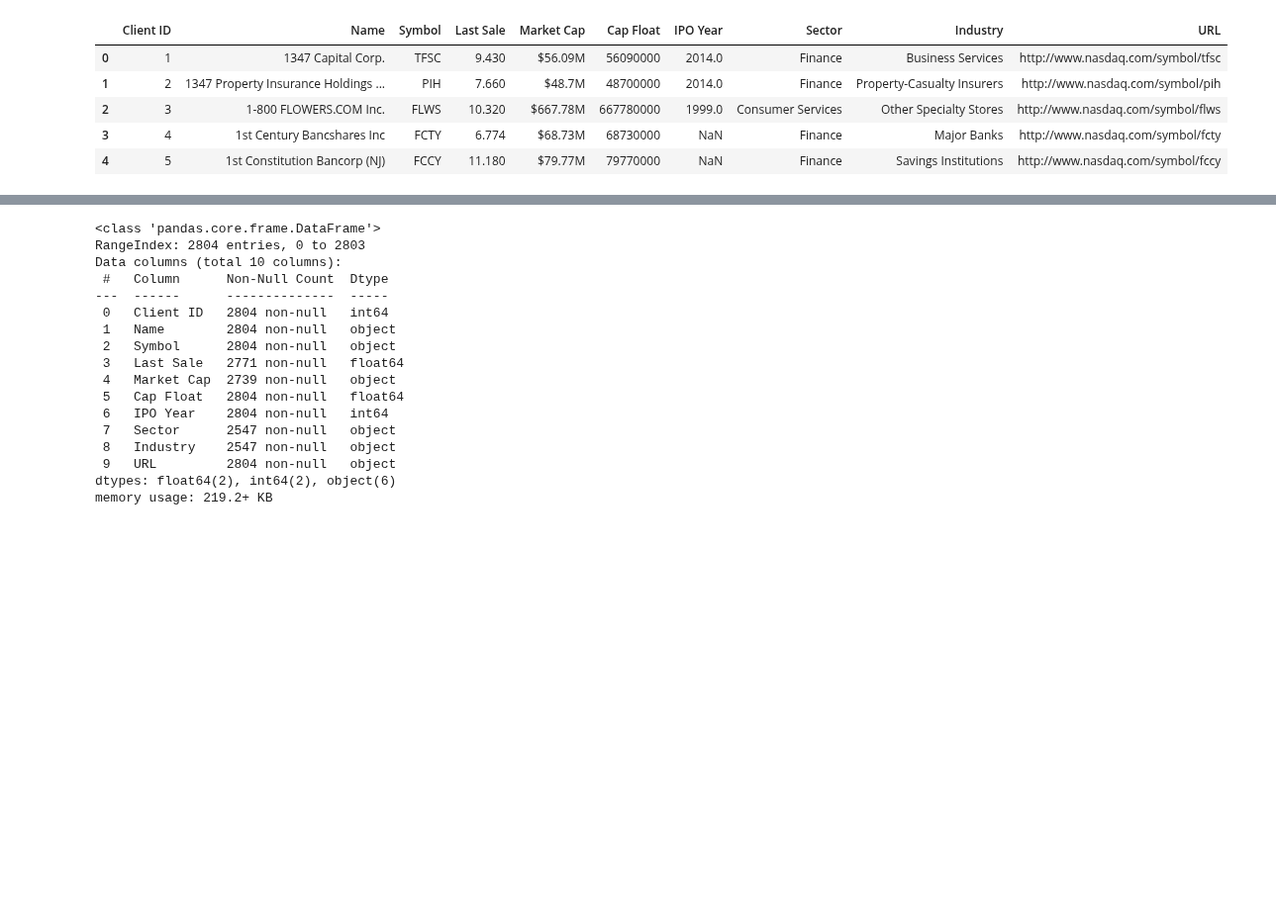
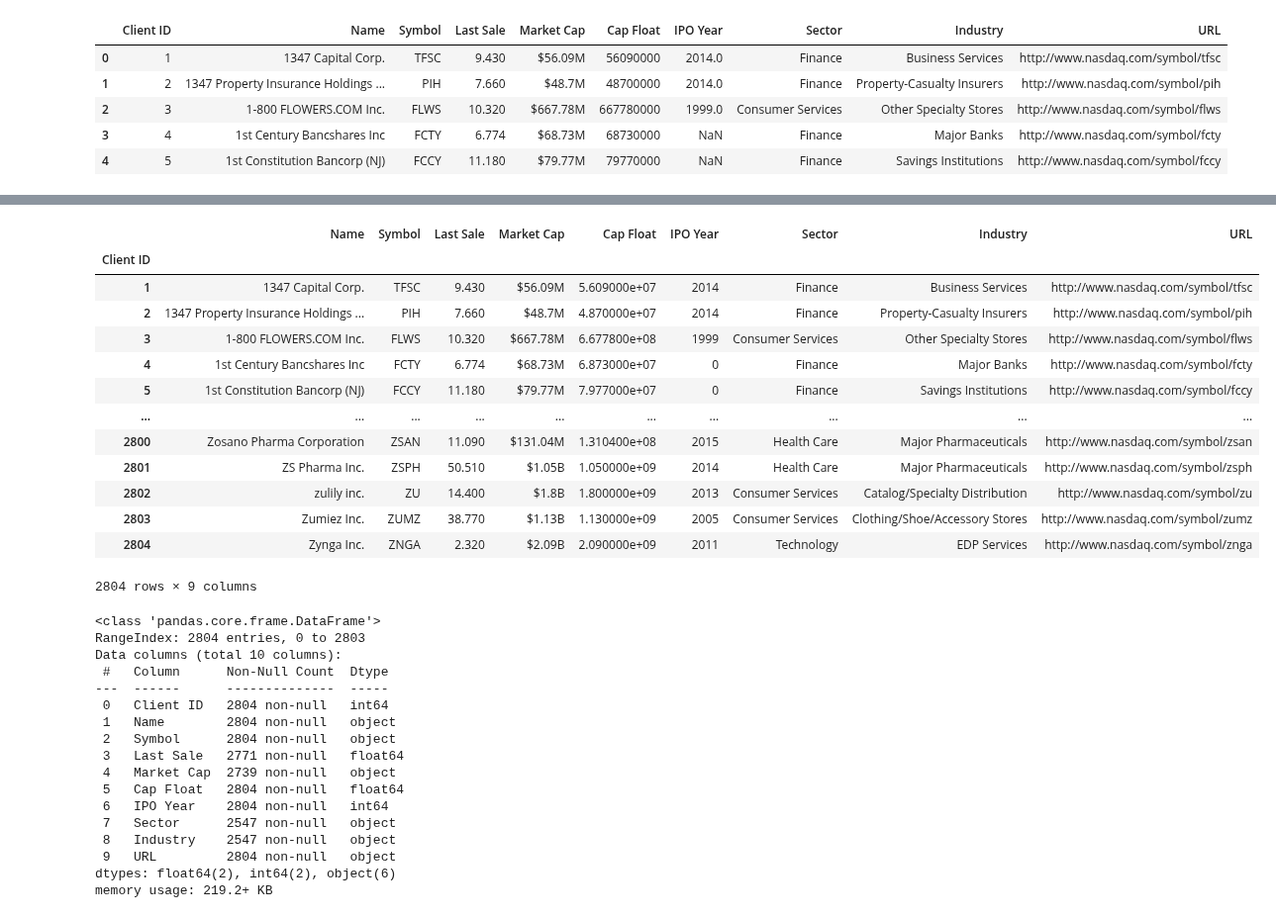
Before and after one commit to straylight77/data-sci-learning, a Jupyter notebook: dat202/assignment1.ipynb, the cells around one changed output, grey strips where cells are left out. Shown at 99% size. Saved outputs shown, nothing was run; the diff lists cells and outputs as text; code cells hidden in the pictures; blank space fills up the shorter version.

```diff
--- a/dat202/assignment1.ipynb
+++ b/dat202/assignment1.ipynb
@@ -65,6 +65,23 @@ df.fillna({"IPO Year": 0}, inplace=True)
 # %%
 # Convert the IPO year colum to a numeric type
 df["IPO Year"] = df["IPO Year"].astype(int)
+# %%
+df.set_index("Client ID")
+# %% [output]
+|  | Name | Symbol | Last Sale | Market Cap | Cap Float | IPO Year | Sector | Industry | URL |
+| Client ID |  |  |  |  |  |  |  |  |  |
+| 1 | 1347 Capital Corp. | TFSC | 9.430 | $56.09M | 5.609000e+07 | 2014 | Finance | Business Services | http://www.nasdaq.com/symbol/tfsc |
+| 2 | 1347 Property Insurance Holdings ... | PIH | 7.660 | $48.7M | 4.870000e+07 | 2014 | Finance | Property-Casualty Insurers | http://www.nasdaq.com/symbol/pih |
+| 3 | 1-800 FLOWERS.COM Inc. | FLWS | 10.320 | $667.78M | 6.677800e+08 | 1999 | Consumer Services | Other Specialty Stores | http://www.nasdaq.com/symbol/flws |
+| 4 | 1st Century Bancshares Inc | FCTY | 6.774 | $68.73M | 6.873000e+07 | 0 | Finance | Major Banks | http://www.nasdaq.com/symbol/fcty |
+| 5 | 1st Constitution Bancorp (NJ) | FCCY | 11.180 | $79.77M | 7.977000e+07 | 0 | Finance | Savings Institutions | http://www.nasdaq.com/symbol/fccy |
+| ... | ... | ... | ... | ... | ... | ... | ... | ... | ... |
+| 2800 | Zosano Pharma Corporation | ZSAN | 11.090 | $131.04M | 1.310400e+08 | 2015 | Health Care | Major Pharmaceuticals | http://www.nasdaq.com/symbol/zsan |
+| 2801 | ZS Pharma Inc. | ZSPH | 50.510 | $1.05B | 1.050000e+09 | 2014 | Health Care | Major Pharmaceuticals | http://www.nasdaq.com/symbol/zsph |
+| 2802 | zulily inc. | ZU | 14.400 | $1.8B | 1.800000e+09 | 2013 | Consumer Services | Catalog/Specialty Distribution | http://www.nasdaq.com/symbol/zu |
+| 2803 | Zumiez Inc. | ZUMZ | 38.770 | $1.13B | 1.130000e+09 | 2005 | Consumer Services | Clothing/Shoe/Accessory Stores | http://www.nasdaq.com/symbol/zumz |
+| 2804 | Zynga Inc. | ZNGA | 2.320 | $2.09B | 2.090000e+09 | 2011 | Technology | EDP Services | http://www.nasdaq.com/symbol/znga |
+2804 rows × 9 columns
 # %%
 df.info()
 # %% [output]
```
Also changed, not shown: parts of 3 cells of this notebook.
